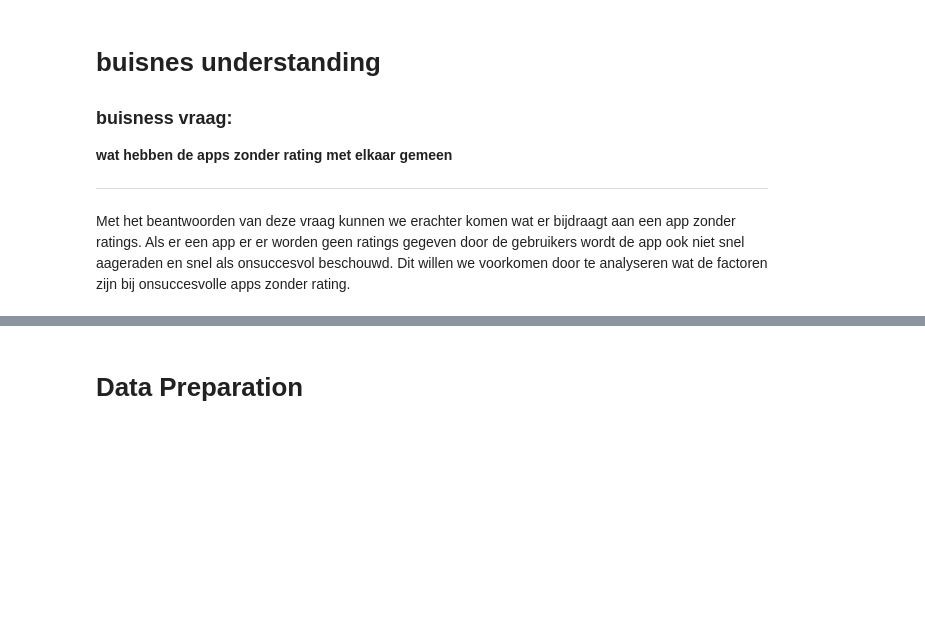
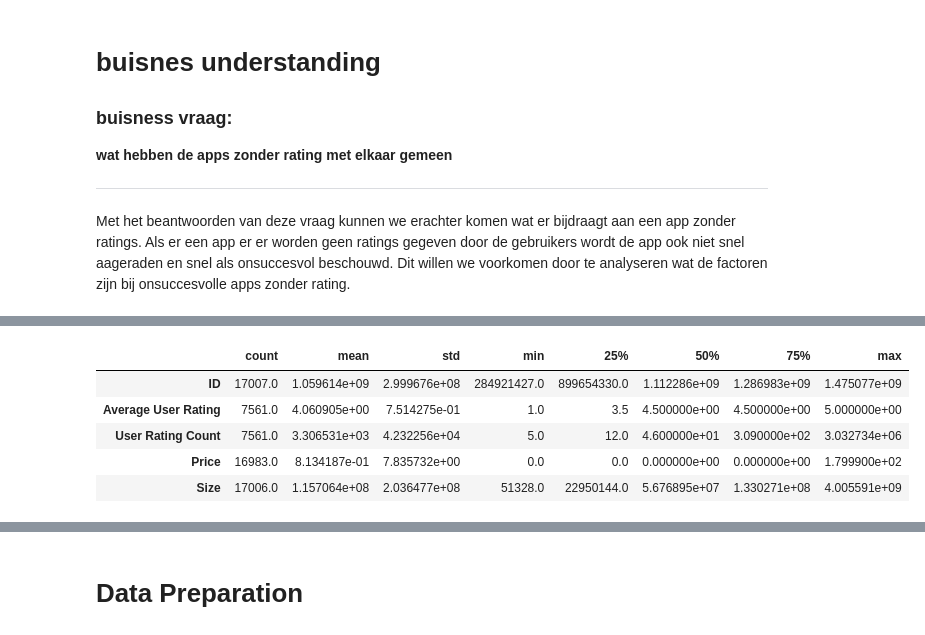
Before and after one commit to Mirmidion/PoC-Challenge2, a Jupyter notebook: YanickNotebook.ipynb, the cells around one changed output, grey strips where cells are left out. Saved outputs shown, nothing was run; the diff lists cells and outputs as text; code cells hidden in the pictures; blank space fills up the shorter version.

```diff
--- a/YanickNotebook.ipynb
+++ b/YanickNotebook.ipynb
@@ -25,0 +85,9 @@ ParserError: Error tokenizing data. C error: Expected 5 fields in line 7, saw 12
+# %%
+data.describe().transpose()
+# %% [output]
+|  | count | mean | std | min | 25% | 50% | 75% | max |
+| ID | 17007.0 | 1.059614e+09 | 2.999676e+08 | 284921427.0 | 899654330.0 | 1.112286e+09 | 1.286983e+09 | 1.475077e+09 |
+| Average User Rating | 7561.0 | 4.060905e+00 | 7.514275e-01 | 1.0 | 3.5 | 4.500000e+00 | 4.500000e+00 | 5.000000e+00 |
+| User Rating Count | 7561.0 | 3.306531e+03 | 4.232256e+04 | 5.0 | 12.0 | 4.600000e+01 | 3.090000e+02 | 3.032734e+06 |
+| Price | 16983.0 | 8.134187e-01 | 7.835732e+00 | 0.0 | 0.0 | 0.000000e+00 | 0.000000e+00 | 1.799900e+02 |
+| Size | 17006.0 | 1.157064e+08 | 2.036477e+08 | 51328.0 | 22950144.0 | 5.676895e+07 | 1.330271e+08 | 4.005591e+09 |
```
Also changed, not shown: parts of 5 cells of this notebook.
